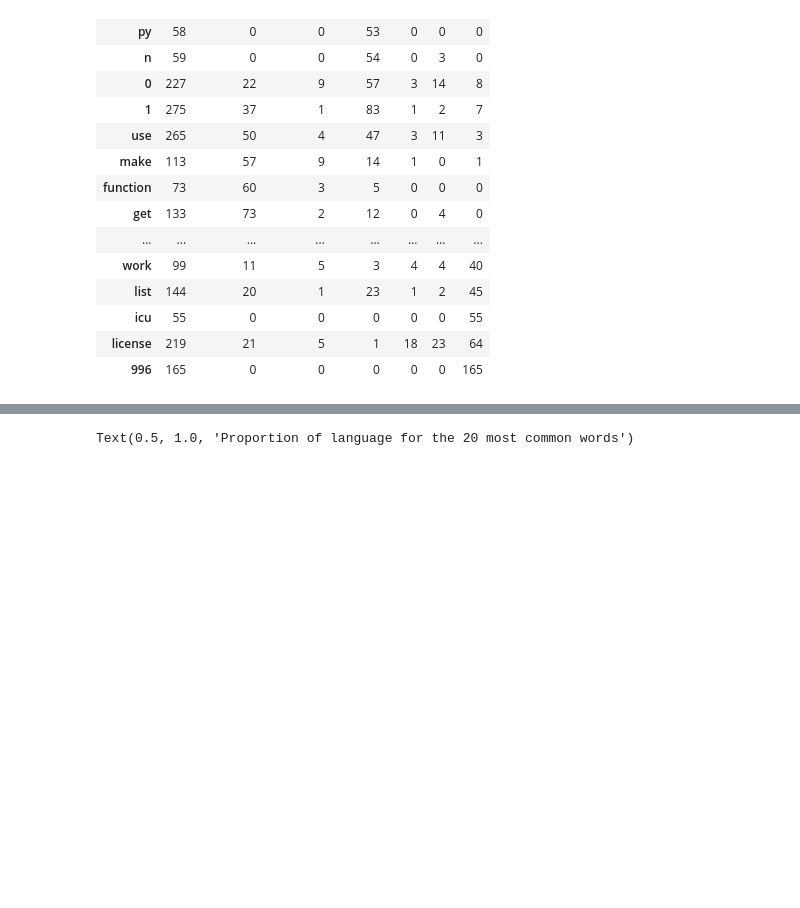
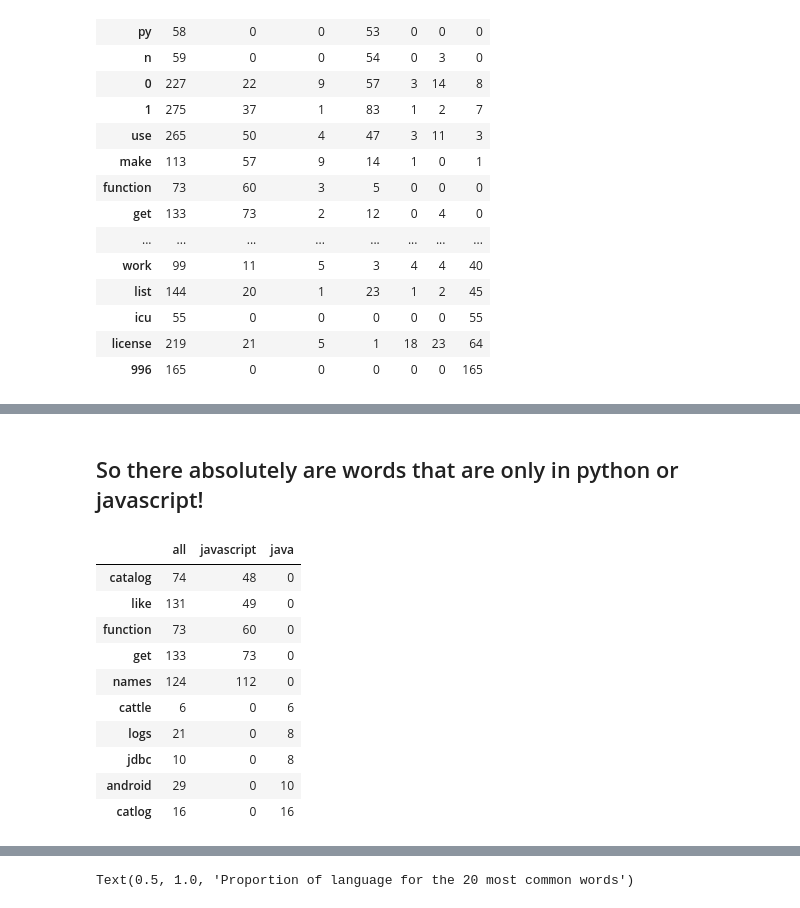
Before and after one commit to sandy-matthew-nlp/github_readme_language_analysis, a Jupyter notebook: explore_readme_files.ipynb, the cells around one changed output, grey strips where cells are left out. Cells and saved outputs as stored; diff of their text form; code cells hidden in the pictures; blank space fills up the shorter version.

```diff
--- a/explore_readme_files.ipynb
+++ b/explore_readme_files.ipynb
@@ -375,0 +432,19 @@ pd.concat([word_counts.sort_values(by='python').tail(6),
+# %% [markdown]
+## So there absolutely are words that are only in python or javascript!
+# %%
+jvs_java = pd.DataFrame()
+jvs_java = pd.concat([word_counts[word_counts.java == 0].sort_values(by='javascript').tail(),
+           word_counts[word_counts.javascript == 0].sort_values(by='java').tail()])
+jvs_java[['all', 'javascript', 'java']]
+# %% [output]
+|  | all | javascript | java |
+| catalog | 74 | 48 | 0 |
+| like | 131 | 49 | 0 |
+| function | 73 | 60 | 0 |
+| get | 133 | 73 | 0 |
+| names | 124 | 112 | 0 |
+| cattle | 6 | 0 | 6 |
+| logs | 21 | 0 | 8 |
+| jdbc | 10 | 0 | 8 |
+| android | 29 | 0 | 10 |
+| catlog | 16 | 0 | 16 |
```
Also changed, not shown: parts of 54 cells of this notebook, 10 other files.
